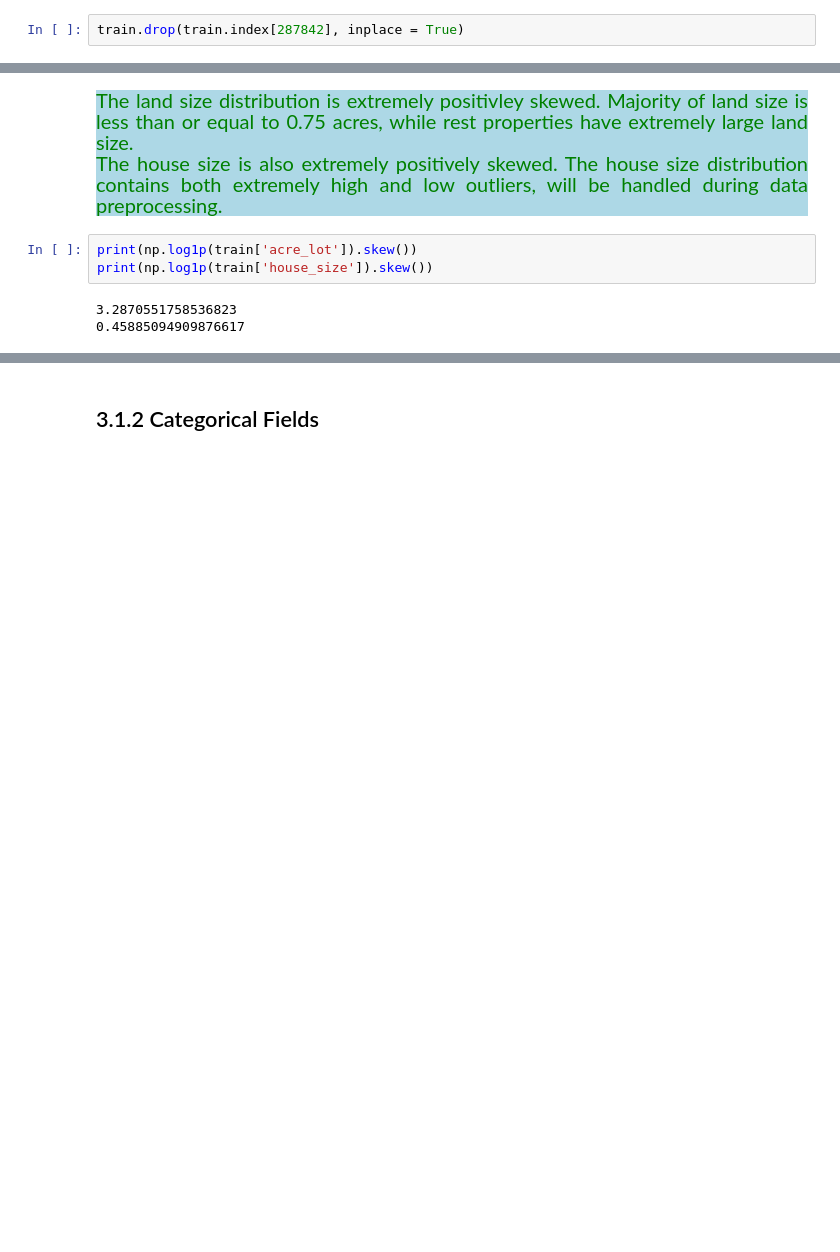
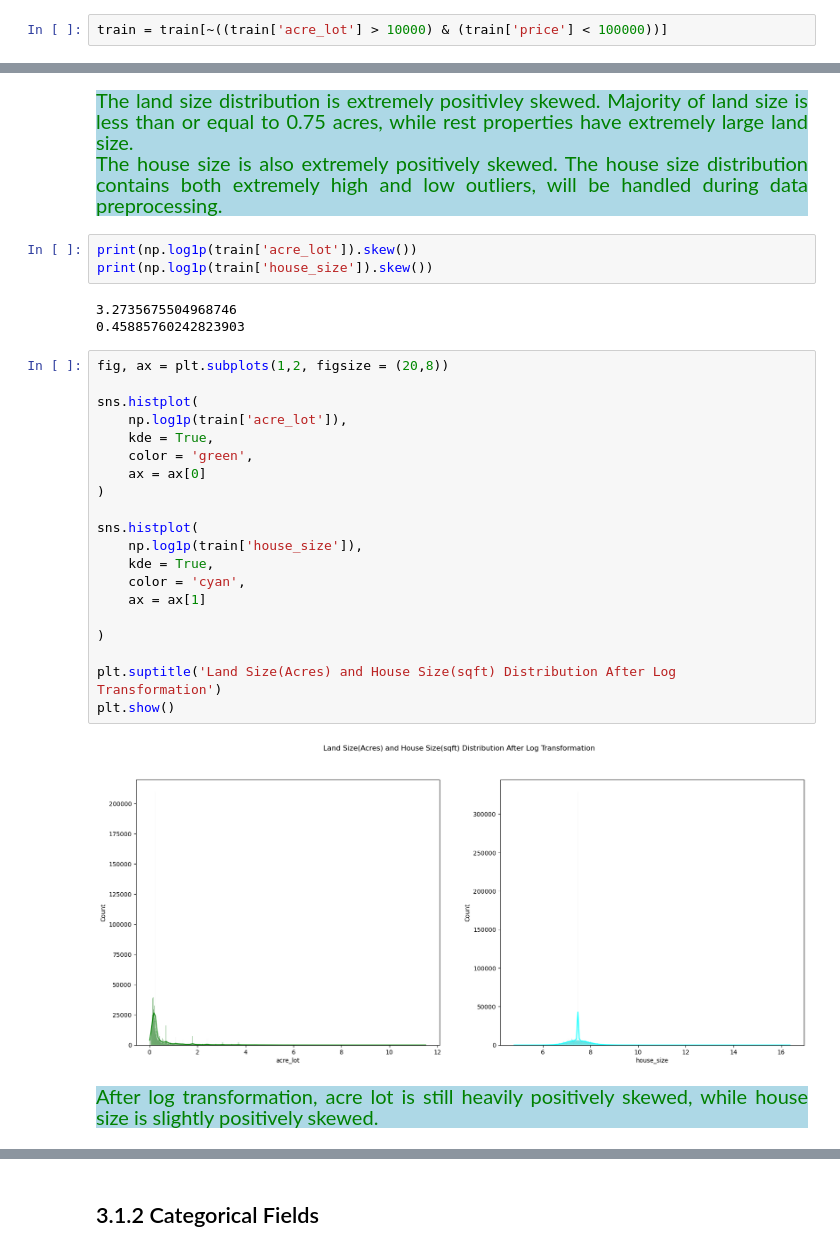
Before and after one commit to Kartika-Nidhi/DS_Projects, a Jupyter notebook: USARealEstatePricePrediction.ipynb, the cells around one changed output, grey strips where cells are left out. Cells and saved outputs as stored; diff of their text form; blank space fills up the shorter version.

Commit message:
Performed log transformation on house size and handled invalid values

```diff
--- a/USARealEstatePricePrediction.ipynb
+++ b/USARealEstatePricePrediction.ipynb
@@ -228,8 +228,8 @@ for df in [train, test, validate]:
 # %%
 train.drop(train['acre_lot'].idxmax(), inplace = True)
 ## Invalid as per location and corresponding price
-# %%
-train.drop(train.index[287842], inplace = True)
+# %%
+train = train[~((train['acre_lot'] > 10000) & (train['price'] < 100000))]
 # %% [markdown]
 
 
@@ -609,8 +609,33 @@ The land size distribution is extremely positivley skewed. Majority of land size
 print(np.log1p(train['acre_lot']).skew())
 print(np.log1p(train['house_size']).skew())
 # %% [output]
-3.2870551758536823
-0.45885094909876617
+3.2735675504968746
+0.45885760242823903
+# %%
+fig, ax = plt.subplots(1,2, figsize = (20,8))
+
+sns.histplot(
+    np.log1p(train['acre_lot']),
+    kde = True,
+    color = 'green',
+    ax = ax[0]
+)
+
+sns.histplot(
+    np.log1p(train['house_size']),
+    kde = True,
+    color = 'cyan',
+    ax = ax[1]
+
+)
+
+plt.suptitle('Land Size(Acres) and House Size(sqft) Distribution After Log Transformation')
+plt.show()
+# %% [output]
+[figure, added]
+# %% [markdown]
+<div style = "background-color:lightblue; color:green; font-size:20px; text-align:justify">
+After log transformation, acre lot is still heavily positively skewed, while house size is slightly positively skewed.
 # %% [markdown]
 <divv>
 # %% [markdown]
```
Also changed, not shown: parts of 13 cells of this notebook.
